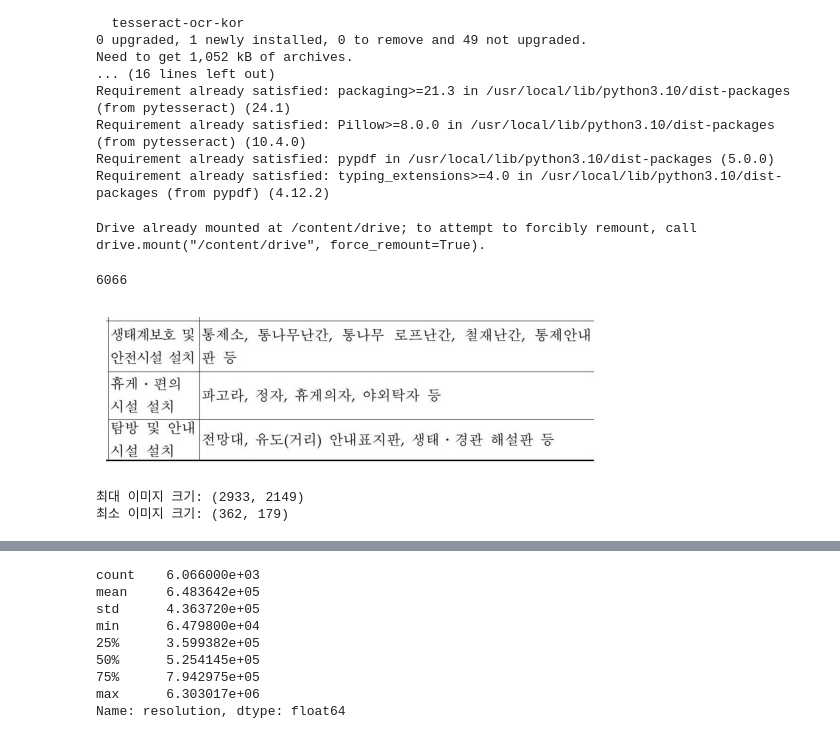
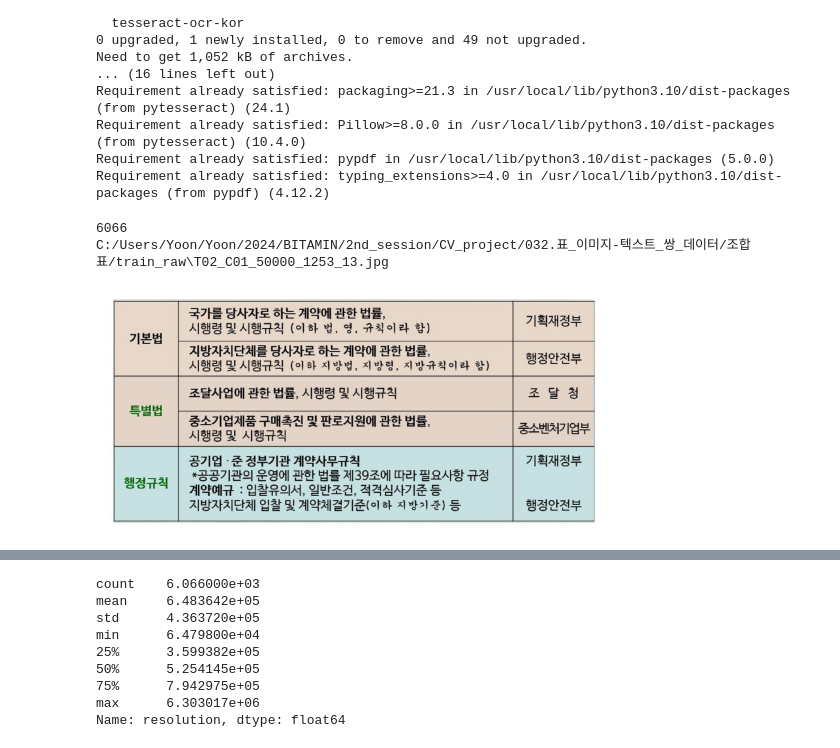
Before and after one commit to yoon777/cv_project, a Jupyter notebook: data_load.ipynb, the cells around one changed output, grey strips where cells are left out. Saved outputs shown, nothing was run; the diff lists cells and outputs as text; code cells hidden in the pictures.

```diff
--- a/data_load.ipynb
+++ b/data_load.ipynb
@@ -26,5 +36,5 @@ Requirement already satisfied: typing_extensions>=4.0 in /usr/local/lib/python3.
 # %%
-from google.colab import drive
-drive.mount('/content/drive')
+# 구글 드라이브
+# from google.colab import drive
+# drive.mount('/content/drive')
+# image_dir = '/content/drive/MyDrive/CV_project/train_raw'
-# %% [output]
-Drive already mounted at /content/drive; to attempt to forcibly remount, call drive.mount("/content/drive", force_remount=True).
@@ -41,31 +41,28 @@ import pypdf
+# %%
+# vscode
+image_dir = 'C:/Users/Yoon/Yoon/2024/BITAMIN/2nd_session/CV_project/032.표_이미지-텍스트_쌍_데이터/조합표/train_raw'
 # %%
-# 이미지 파일이 저장된 경로
-image_dir = '/content/drive/MyDrive/CV_project/train_raw'
+# 이미지 파일 리스트 불러오기
+image_files = [f for f in os.listdir(image_dir) if f.startswith('T02_C01') and f.endswith('.jpg')]
 
-# 이미지 파일 리스트 불러오기
-image_files = [f for f in os.listdir(image_dir) if f.endswith('.jpg')]
 print(len(image_files))
 
 # 첫 번째 이미지 불러오기
 first_image_path = os.path.join(image_dir, image_files[0])
+print(first_image_path)
 image = Image.open(first_image_path)
 
 # 이미지 출력
 plt.imshow(image)
 plt.axis('off')  # 축 숨기기
 plt.show()
 # %% [output]
 6066
+C:/Users/Yoon/Yoon/2024/BITAMIN/2nd_session/CV_project/032.표_이미지-텍스트_쌍_데이터/조합표/train_raw\T02_C01_50000_1253_13.jpg
-[figure, old version]
+[figure, new version]
 # %%
 # 이미지 파일 리스트 불러오기
-image_files = [f for f in os.listdir(image_dir) if f.endswith('.jpg')]
-
-# 최대 및 최소 이미지 크기 초기화 (면적으로 비교)
-max_size = (0, 0)
-min_size = (float('inf'), float('inf'))
-max_area = 0
-min_area = float('inf')
+image_files = [f for f in os.listdir(image_dir) if f.startswith('T02_C01') and f.endswith('.jpg')]
 
 # 이미지 크기 정보를 저장할 리스트
 widths = []
@@ -77,27 +74,12 @@ total_images = len(image_files)
 # 이미지 크기 비교 및 업데이트
 for i, image_file in enumerate(tqdm(image_files)):
     image_path = os.path.join(image_dir, image_file)
-    img = cv2.imread(image_path)
-    height, width, channels = img.shape
-    area = width * height
+    img = Image.open(image_path)
 
-    if area > max_area:
-        max_size = (width, height)
-        max_area = area
-
-    if area < min_area:
-        min_size = (width, height)
-        min_area = area
+    height, width = img.size
 
     widths.append(width)
     heights.append(height)
-
-# 최대 및 최소 이미지 크기 출력
-print(f"최대 이미지 크기: {max_size}")
-print(f"최소 이미지 크기: {min_size}")
-# %% [output]
-최대 이미지 크기: (2933, 2149)
-최소 이미지 크기: (362, 179)
 # %%
 # pandas 데이터프레임으로 변환
 df = pd.DataFrame({
```
Also changed, not shown: parts of 9 cells of this notebook.
